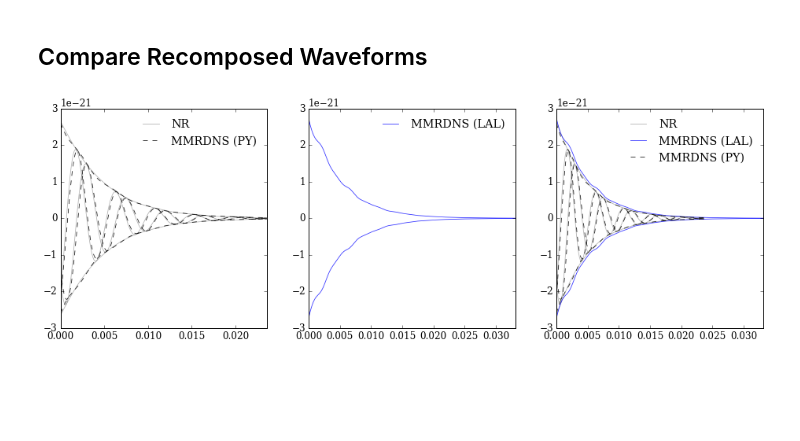
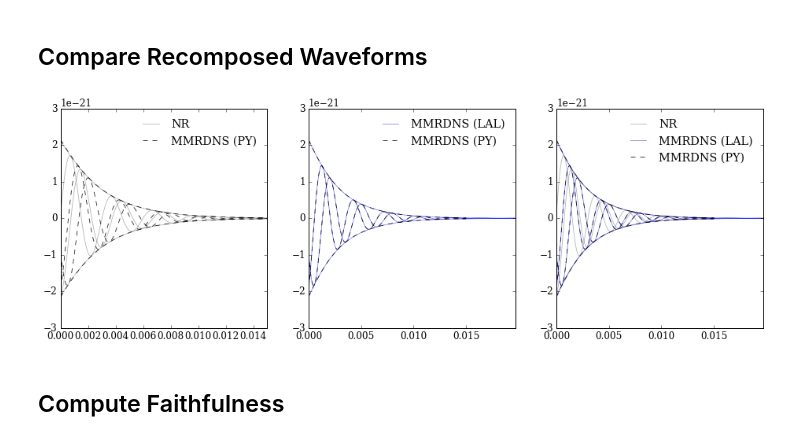
Before and after one commit to llondon6/review_ringdownFD_nikhef, a Jupyter notebook: factory/foo.ipynb, the cells around one changed output. Cells and saved outputs as stored; diff of their text form; code cells hidden in the pictures; blank space fills up the shorter version.

```diff
--- a/factory/foo.ipynb
+++ b/factory/foo.ipynb
@@ -99,7 +101,8 @@ import review_ringdownFD_nikhef as review
 ## Select and Load NR Data
 # %%
 # Find simlations to load
-A = scsearch(keyword='D11_q1.00_a0.0_m240',verbose=True)
+# A = scsearch(keyword='D11_q1.00_a0.0_m240',verbose=True)
+A = scsearch(keyword='hrq',q=2,verbose=True)
 # A = scsearch(keyword='D9_q1.2_a0.0_m160',verbose=True)
 # A = scsearch(nonspinning=True,q=1.2,verbose=True,institute='gt',keyword='hrq')
 # %% [output]
@@ -112,6 +116,6 @@ A = scsearch(keyword='D11_q1.00_a0.0_m240',verbose=True)
 # Load simulation data
 a = A[0]
 # y = gwylm( a, lm=[(2,2)], verbose=True )
-y = gwylm( a, lm=[(2,2),(3,2)], verbose=True )
+y = gwylm( a, lm=[(2,2),(3,3),(3,2),(4,4),(4,3),(5,5)], verbose=True )
 # %% [output]
 (gwylm)>> Found dt (=0.15) keyword.
@@ -138,21 +142,21 @@ yrd = y.ringdown(T0=10,use_peak_strain=False,verbose=True)
 (ringdown)>> Time will be listed relative to the peak of luminosity.
 # %%
 # Define physical parameters for LAL comparison
-M_Sol = 80
+M_Sol = 50
 Mf_Sol = 1.00002821*M_Sol * y.mf
 D_Mpc = 150
-inclination = pi/4
+inclination = 0
 fmin = 20
 phi_ref = 0
 #
 M = M_Sol*MSUN_SI
 Mf = Mf_Sol*MSUN_SI
 D = D_Mpc*1.0e6*PC_SI
-deltaT = physt( y.lm[2,2]['strain'].dt, M_Sol )
+#
+t_code = yrd.lm[2,2]['strain'].t
+deltaT = physt( diff(t_code)[0], M_Sol )
 xf = y.xf
 eta = y.eta
-#
-t_code = yrd.ylm[0].t
 # %% [markdown]
 ### Spot check final mass fit
 # %%
@@ -600,6 +627,9 @@ plotc( lah, color='g', label = 'LAL',linestyle='-' )
 # %% [markdown]
 ## Compare Recomposed Waveforms
 # %%
+
+#
+yrd.align( ns.meval() ,verbose=True,plot=True)
 
 # Format NR Waveform
 hnr = physh( yrd.recompose(inclination,phi_ref,kind='strain',domain='time').wfarr, M_Sol, D_Mpc )
@@ -608,8 +638,8 @@ hnr = physh( yrd.recompose(inclination,phi_ref,kind='strain',domain='time').wfar
 hpy = physh( ns.meval( inclination, phi_ref, eta, kind='strain' )(t_code), M_Sol, D_Mpc )
 
 # Evaluate LAL model
-hlal_raw = lalsim.SimRingdownMMRDNS_time(0.0,deltaT,M,xf,eta,inclination,phi_ref,D,nonGRparams=None)
-chlal = hlal_raw[0].data.data + 1j*hlal_raw[1].data.data
+hlal_raw = lalsim.SimRingdownMMRDNS_time(0.0,deltaT,Mf,xf,eta,inclination,phi_ref,D,nonGRparams=None)
+chlal = hlal_raw[0].data.data - 1j*hlal_raw[1].data.data
 # %%
 #
 fig = figure( figsize=5*array([3.2,1]) )
@@ -637,38 +667,41 @@ def plotnr():
 
 #
 def plotlal():
-    alpha = 0.8
+    alpha = 0.5
     t = deltaT * arange( len(chlal) )
     # Plot LAL Waveform
+    plot( t, chlal.real, 'b', alpha=alpha )
+    plot( t, chlal.imag, 'b', alpha=alpha )
     plot( t, abs(chlal), 'b', label='MMRDNS (LAL)',alpha=alpha )
     plot( t,-abs(chlal), 'b',alpha=alpha )
     xlim( lim(t) )
     #
     legend( frameon=False )
 
 #
 def plotpy():
     alpha=0.90
     color = 'k'
     t = physt(t_code-t_code[0],M_Sol)
     plot( t, hpy.real, '--',alpha=alpha, color=color, label='MMRDNS (PY)'  )
     plot( t, hpy.imag, '--',alpha=alpha, color=color  )
     plot( t, abs(hpy), '--',alpha=alpha, color=color  )
     plot( t,-abs(hpy), '--',alpha=alpha, color=color  )
     #
     legend( frameon=False )
 
 #
 subplot(1,3,1)
 plotnr()
 plotpy()
 #
 subplot(1,3,2)
 plotlal()
+plotpy()
 #
 subplot(1,3,3)
 plotnr()
 plotlal()
 plotpy()
 # %% [output]
-[figure, old version]
+[figure, new version]
@@ -676,0 +708,2 @@ plotpy()
+# %% [markdown]
+## Compute Faithfulness
```
Also changed, not shown: parts of 15 cells of this notebook, 3 other files.
